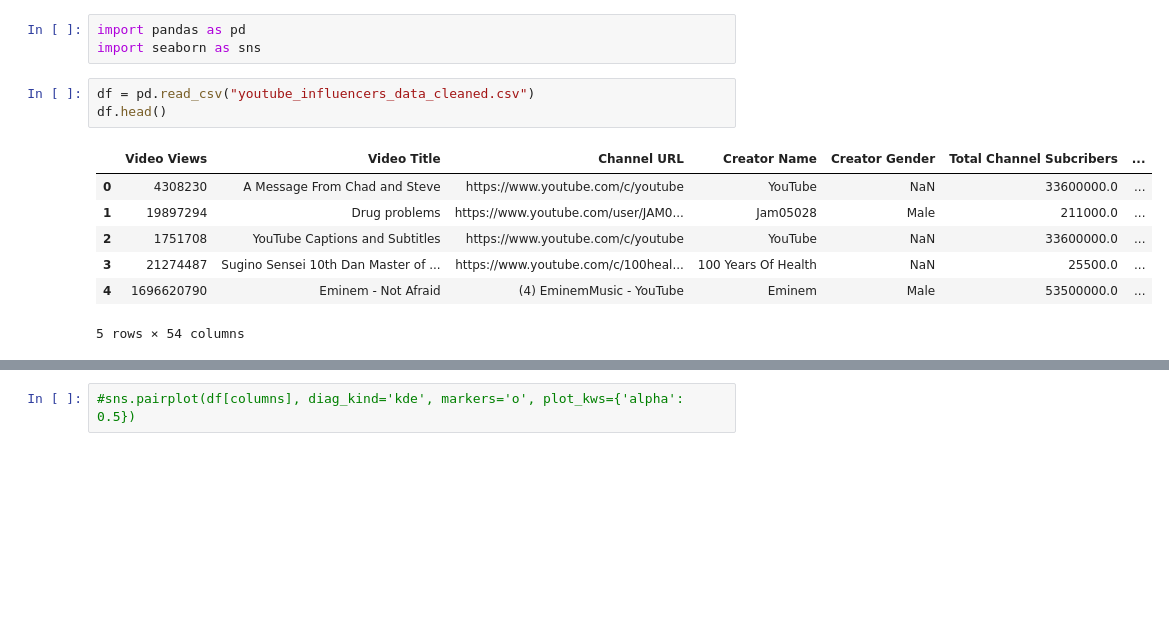
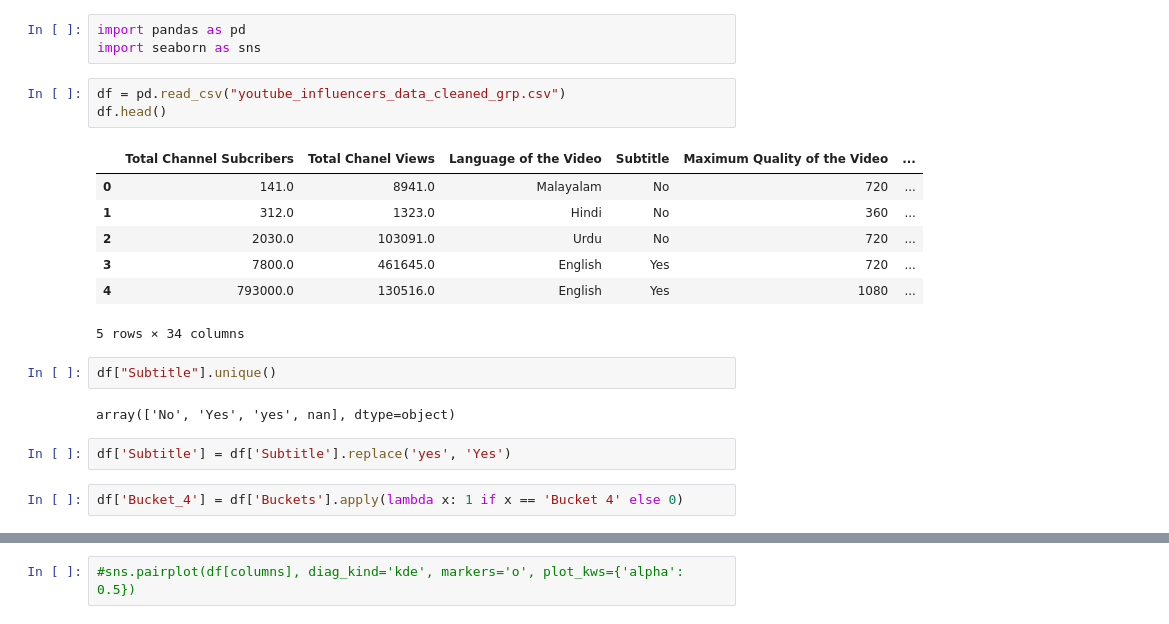
Before and after one commit to emirsglm/youtube-analysis, a Jupyter notebook: model.ipynb, the cells around one changed output, grey strips where cells are left out. Saved outputs shown, nothing was run; the diff lists cells and outputs as text; blank space fills up the shorter version.

```diff
--- a/model.ipynb
+++ b/model.ipynb
@@ -2,13 +2,21 @@
 import pandas as pd
 import seaborn as sns
 # %%
-df = pd.read_csv("youtube_influencers_data_cleaned.csv")
+df = pd.read_csv("youtube_influencers_data_cleaned_grp.csv")
 df.head()
 # %% [output]
-|  | Video Views | Video Title | Channel URL | Creator Name | Creator Gender | Total Channel Subcribers | ... |
-| 0 | 4308230 | A Message From Chad and Steve | https://www.youtube.com/c/youtube | YouTube | NaN | 33600000.0 | ... |
-| 1 | 19897294 | Drug problems | https://www.youtube.com/user/JAM0... | Jam05028 | Male | 211000.0 | ... |
-| 2 | 1751708 | YouTube Captions and Subtitles | https://www.youtube.com/c/youtube | YouTube | NaN | 33600000.0 | ... |
-| 3 | 21274487 | Sugino Sensei 10th Dan Master of ... | https://www.youtube.com/c/100heal... | 100 Years Of Health | NaN | 25500.0 | ... |
-| 4 | 1696620790 | Eminem - Not Afraid | (4) EminemMusic - YouTube | Eminem | Male | 53500000.0 | ... |
+|  | Total Channel Subcribers | Total Chanel Views | Language of the Video | Subtitle | Maximum Quality of the Video | ... |
+| 0 | 141.0 | 8941.0 | Malayalam | No | 720 | ... |
+| 1 | 312.0 | 1323.0 | Hindi | No | 360 | ... |
+| 2 | 2030.0 | 103091.0 | Urdu | No | 720 | ... |
+| 3 | 7800.0 | 461645.0 | English | Yes | 720 | ... |
+| 4 | 793000.0 | 130516.0 | English | Yes | 1080 | ... |
-5 rows × 54 columns
+5 rows × 34 columns
+# %%
+df["Subtitle"].unique()
+# %% [output]
+array(['No', 'Yes', 'yes', nan], dtype=object)
+# %%
+df['Subtitle'] = df['Subtitle'].replace('yes', 'Yes')
+# %%
+df['Bucket_4'] = df['Buckets'].apply(lambda x: 1 if x == 'Bucket 4' else 0)
```
Also changed, not shown: parts of 15 cells of this notebook, 1 other file.
